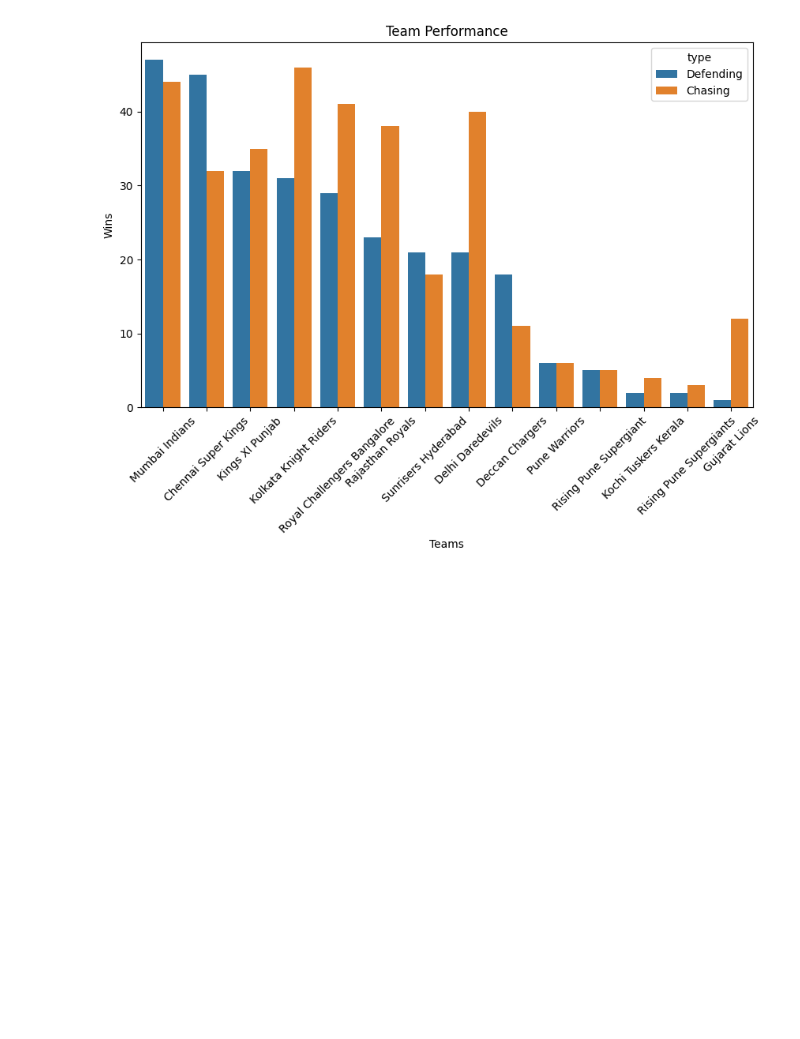
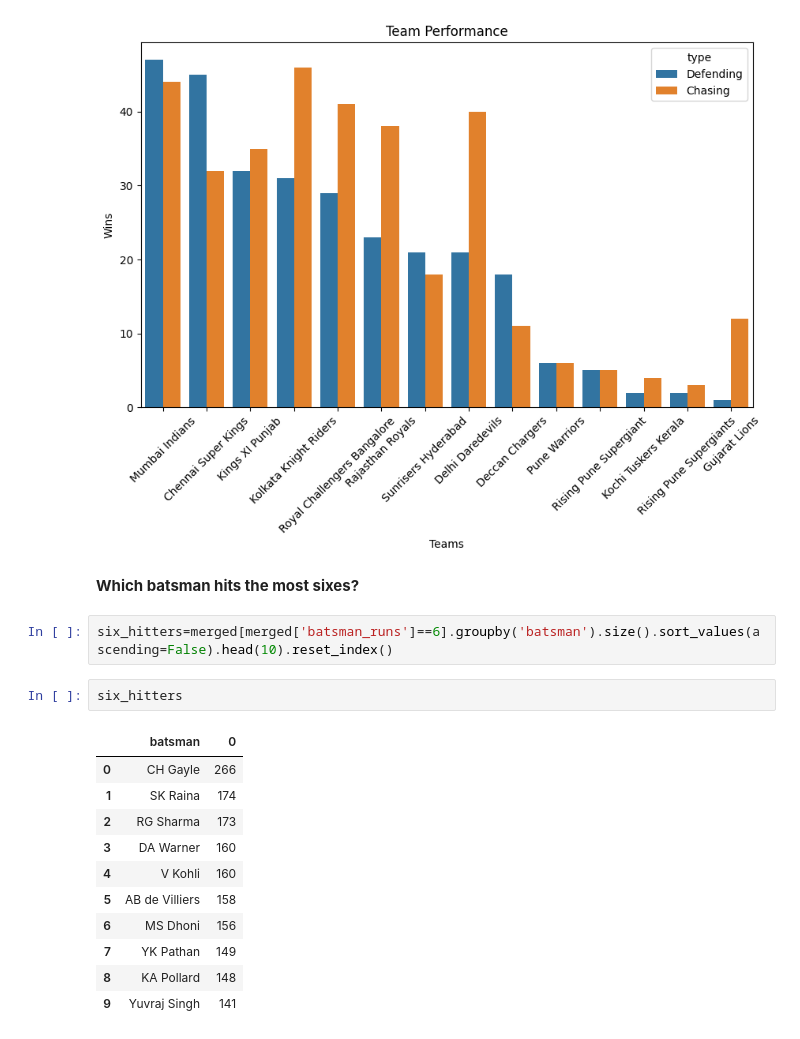
Before and after one commit to ajaykrixna/IPL_match-_analysis, a Jupyter notebook: IPL_analysis.ipynb, the cells around one changed output. Drawn from its saved outputs; the diff is of its cells as text; blank space fills up the shorter version.

```diff
--- a/IPL_analysis.ipynb
+++ b/IPL_analysis.ipynb
@@ -630,3 +630,21 @@ plt.xticks(rotation=45)
 plt.show()
 # %% [output]
 [figure]
+# %% [markdown]
+**Which batsman hits the most sixes?**
+# %%
+six_hitters=merged[merged['batsman_runs']==6].groupby('batsman').size().sort_values(ascending=False).head(10).reset_index()
+# %%
+six_hitters
+# %% [output]
+|  | batsman | 0 |
+| 0 | CH Gayle | 266 |
+| 1 | SK Raina | 174 |
+| 2 | RG Sharma | 173 |
+| 3 | DA Warner | 160 |
+| 4 | V Kohli | 160 |
+| 5 | AB de Villiers | 158 |
+| 6 | MS Dhoni | 156 |
+| 7 | YK Pathan | 149 |
+| 8 | KA Pollard | 148 |
+| 9 | Yuvraj Singh | 141 |
```
Also changed, not shown: parts of 1 cell of this notebook.
